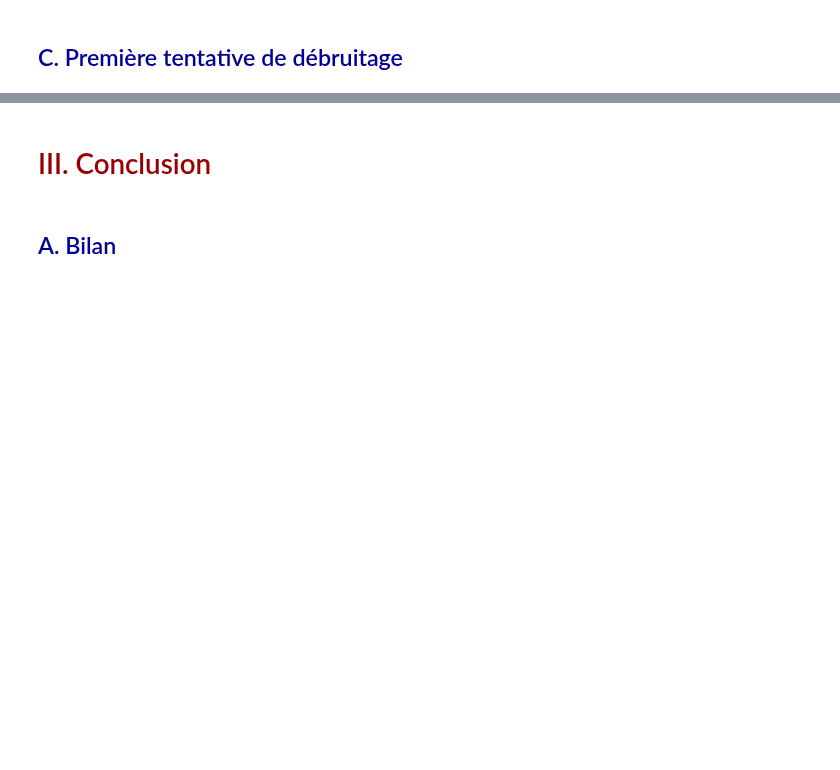
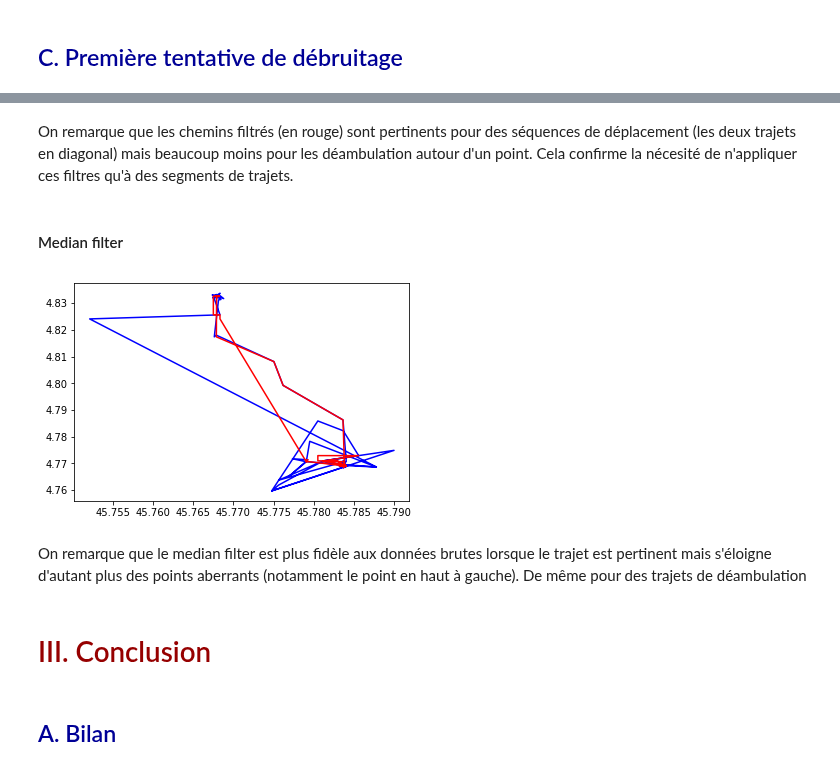
Before and after one commit to AmigoCap/GPSFlow, a Jupyter notebook: 2-25janv.ipynb, the cells around one changed output, grey strips where cells are left out. Saved outputs shown, nothing was run; the diff lists cells and outputs as text; code cells hidden in the pictures; blank space fills up the shorter version.

```diff
--- a/2-25janv.ipynb
+++ b/2-25janv.ipynb
@@ -237,3 +283,27 @@ plt.show()
+# %% [markdown]
+On remarque que les chemins filtrés (en rouge) sont pertinents pour des séquences de déplacement (les deux trajets en diagonal) mais beaucoup moins pour les déambulation autour d'un point. Cela confirme la nécesité de n'appliquer ces filtres qu'à des segments de trajets.
+# %% [markdown]
+#### Median filter
+# %%
+n = 2
+
+for i in range(n, len(data)-n):
+    lat_window = data['latitude'][i-n:i+n+1].tolist()
+    lat_window.sort()
+    long_window = data['longitude'][i-n:i+n+1].tolist()
+    long_window.sort()
+
+    lat_filtered[i] = lat_window[n]
+    long_filtered[i] = long_window[n]
+
+plt.plot(lat_original, long_original, 'b')
+plt.plot(lat_filtered, long_filtered, 'r')
+
+plt.show()
+# %% [output]
+[figure, added]
+# %% [markdown]
+On remarque que le median filter est plus fidèle aux données brutes lorsque le trajet est pertinent mais s'éloigne d'autant plus des points aberrants (notamment le point en haut à gauche). De même pour des trajets de déambulation
 # %% [markdown]
 <h1 style="color:rgb(150,0,0)">  III. Conclusion</h1>
 # %% [markdown]
```
Also changed, not shown: parts of 8 cells of this notebook, 9 other files.
